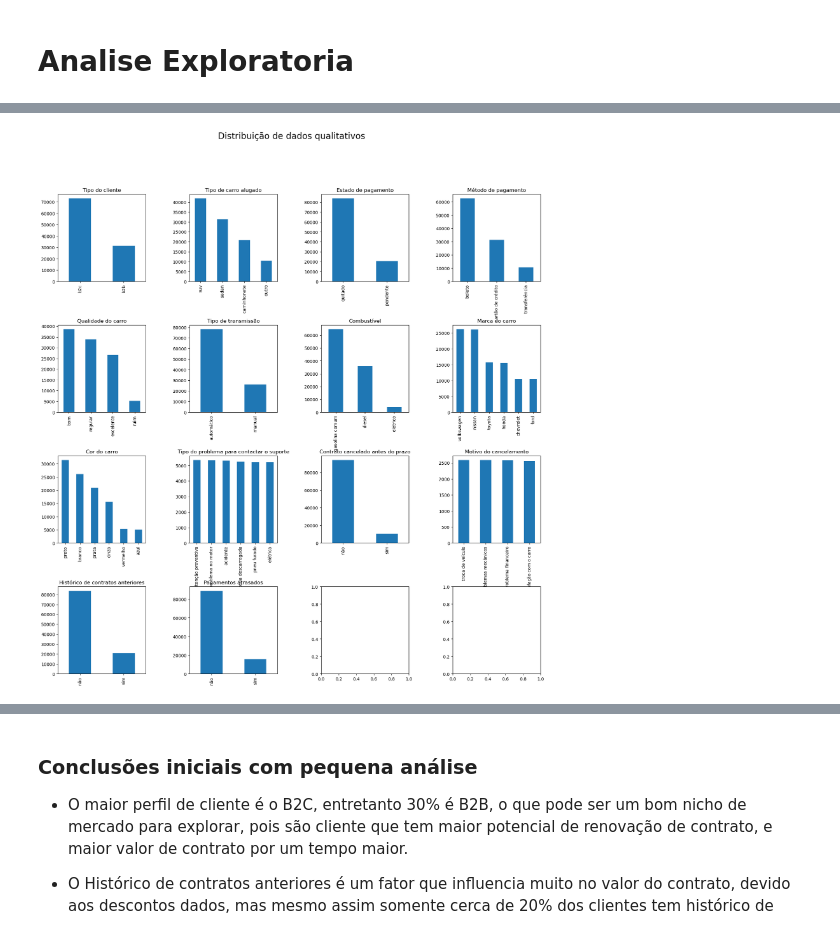
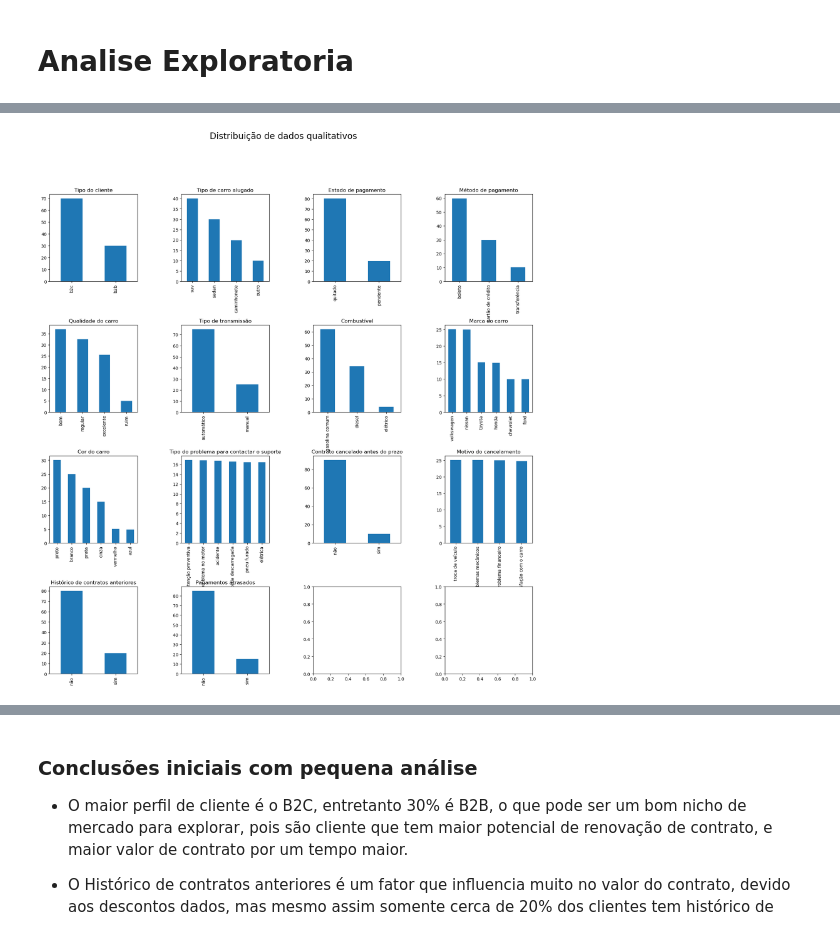
Before and after one commit to Henrique-Albuquerque2/PS-IJR-Grupo10, a Jupyter notebook: AnaliseAluguel.ipynb, the cells around one changed output, grey strips where cells are left out. Drawn from its saved outputs; the diff is of its cells as text; code cells hidden in the pictures.

```diff
--- a/AnaliseAluguel.ipynb
+++ b/AnaliseAluguel.ipynb
@@ -70,7 +116,6 @@ db_alugueis.dropna(how='all', inplace=True)
 db_alugueis = db_alugueis.drop_duplicates()
 
 # Apagando colunas que não serão utilizadas
-db_alugueis.drop(columns=['Interações com o suporte'], inplace=True)
 # %%
 # Passando por cada coluna para tratar ela da melhor forma
 # Utilizando primeiro o display com unique para entender os valores unicos de cada coluna
@@ -134,6 +179,9 @@ db_alugueis['Satisfação do cliente'] = db_alugueis['Satisfação do cliente'].
 
 # Tratando Desconto aplicado no contrato
 db_alugueis['Desconto aplicado no contrato'] = db_alugueis['Desconto aplicado no contrato'].apply(clean_valor_do_contrato)
+
+# Criando coluna valor médio do carro por mês
+db_alugueis['Valor médio do carro por mês'] = db_alugueis['Valor do contrato do aluguel'] / db_alugueis['Tempo de aluguel']
 # %% [markdown]
 ---------------------------------------------------------
 # %% [markdown]
@@ -154,18 +202,18 @@ db_alugueis.describe().round(2)
 # %%
 # Lista das colunas qualitativas do db_alugueis que podem agregar em analises futuras
 colunas_qualitativas = ['Tipo do cliente', 'Tipo de carro alugado','Estado de pagamento', 'Método de pagamento',
                          'Qualidade do carro', 'Tipo de transmissão', 'Combustível',
                          'Marca do carro', 'Cor do carro','Tipo do problema para contactar o suporte',
                          'Contrato cancelado antes do prazo', 'Motivo do cancelamento','Histórico de contratos anteriores', 'Pagamentos atrasados']
 
 # Realizar um plot de barras para cada coluna qualitativa, usando subplot para poder vizualizar todas juntas
 # Quero adicionar espaços entre os gráficos, então vou usar o método subplots_adjust() para ajustar o espaço entre eles
 fig, axs = plt.subplots(4, 4, figsize=(20, 20))
 fig.subplots_adjust(hspace=0.5, wspace=0.5)
 fig.suptitle('Distribuição de dados qualitativos', fontsize=20)
 for col, ax in zip(colunas_qualitativas, axs.ravel()):
-    db_alugueis[col].value_counts().plot(kind='bar', ax=ax, title=col)
+    (db_alugueis[col].value_counts(True) * 100).plot(kind='bar', ax=ax, title=col)
     ax.set_xlabel('')
 plt.show()
 # %% [output]
-[figure, old version]
+[figure, new version]
```
Also changed, not shown: parts of 22 cells of this notebook, 1 other file.
